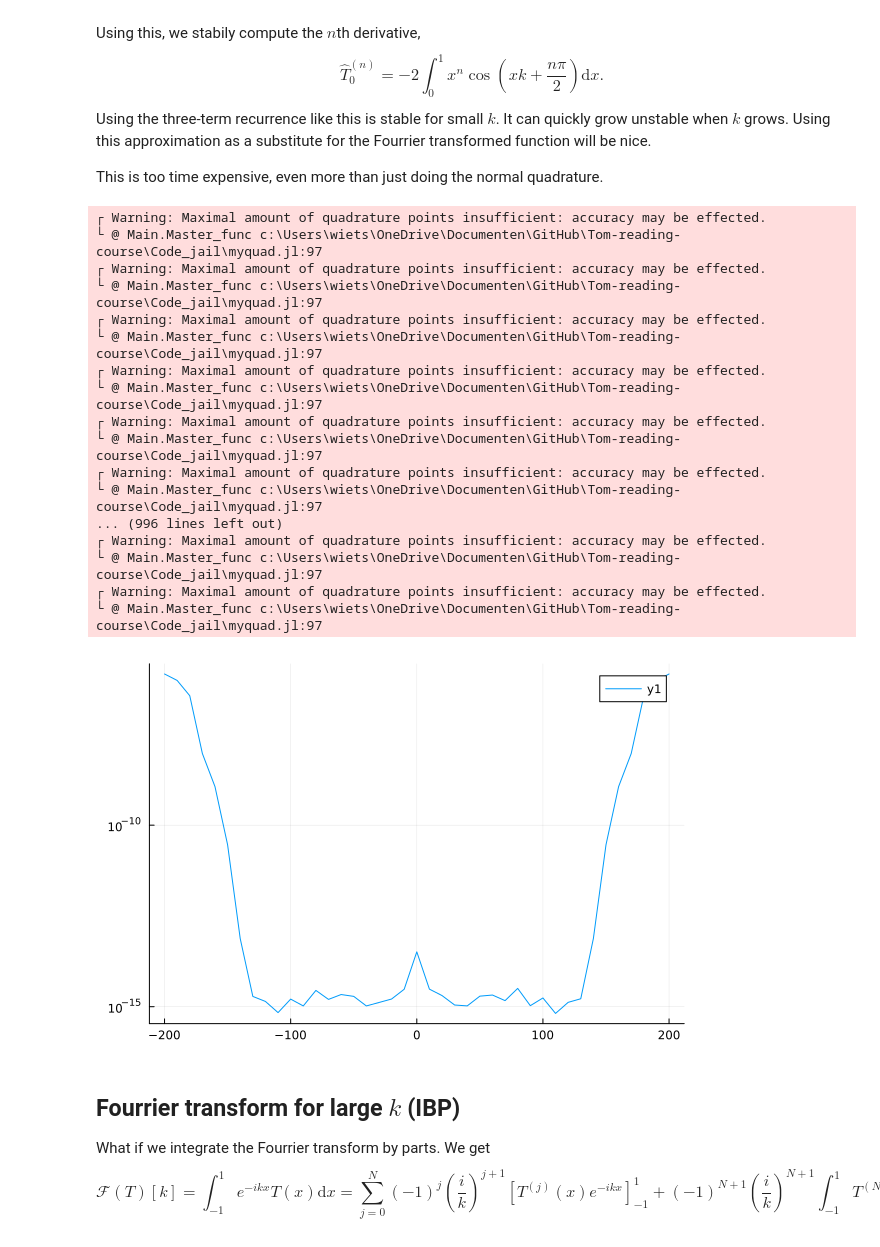
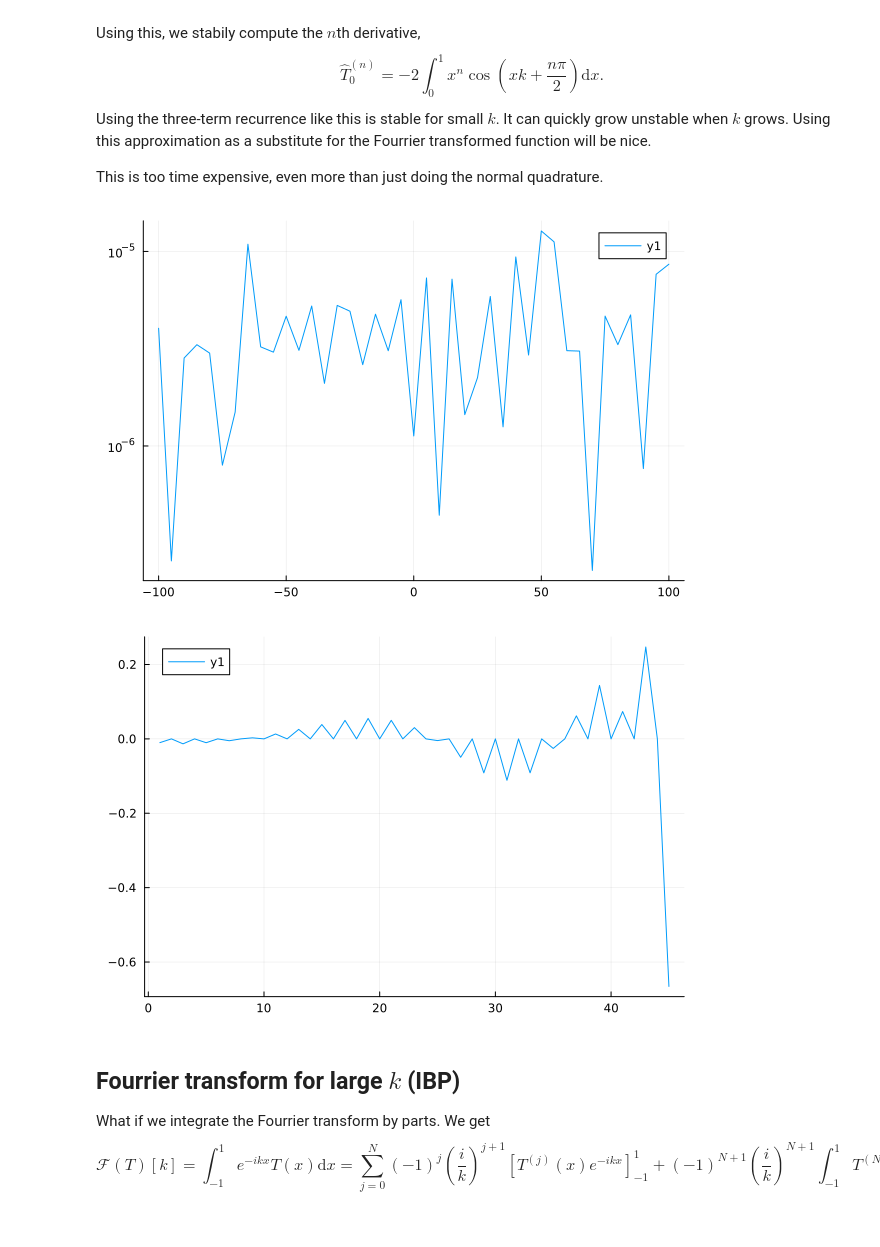
Before and after one commit to WietseVaes/NUTM-timestep, a Jupyter notebook: Memos/Fourrier_Transform.ipynb, the cells around one changed output. Cells and saved outputs as stored; diff of their text form; code cells hidden in the pictures.

```diff
--- a/Memos/Fourrier_Transform.ipynb
+++ b/Memos/Fourrier_Transform.ipynb
@@ -3,8 +3,10 @@ include("../Code_jail/Master_func.jl")
 using .Master_func
 using JLD, Plots
 # %%
-s = curv(x->x, -20, 20, x->1,10)
-f = x -> sin.(a*φ.(x));
-ff_ft = k -> Levin_ft(f,k,s)
+s = curv(x->x, -20, 20, x->1,200)
+a = 1
+f = x -> sin.(a*x);
+ff_ft = k -> naive_ft(f,k,s)
 kk = -20:0.1:20
 res_ff_ft = ff_ft.(kk) ;
+plot(kk,real.(res_ff_ft))
@@ -31,35 +35,22 @@ Using the three-term recurrence like this is stable for small $k$. It can quickl
 This is too time expensive, even more than just doing the normal quadrature.
 # %%
 a = 1; f_ft = x -> (1im*((x-a)*sin(x+a)+(-x-a)*sin(x-a)))/(x^2-a^2)
-λ = 0; N = 40;
+λ = 0; N = 75;
 f = UltraFun(λ,x -> sin.(a*x),N-1);
-dk = 10;
-kk = -200:dk:200;
-ff_ft = k -> (Cheb_ft(N,k,λ)[:,1,:]) * f.c ;
+dk = 5;
+kk = -100:dk:100;
+ff_ft = k -> (Cheb_ft(N,k,λ)) * f.c ;
 res_ff_ft = zeros(size(kk)) .* 1im;
 for i1 = 1:length(kk)
     res_ff_ft[i1] = ff_ft(kk[i1])[1]
 end
 plot(kk,abs.(res_ff_ft-f_ft.(kk)), yaxis=:log)
 # %% [output]
-┌ Warning: Maximal amount of quadrature points insufficient: accuracy may be effected.
-└ @ Main.Master_func c:\Users\wiets\OneDrive\Documenten\GitHub\Tom-reading-course\Code_jail\myquad.jl:97
-┌ Warning: Maximal amount of quadrature points insufficient: accuracy may be effected.
-└ @ Main.Master_func c:\Users\wiets\OneDrive\Documenten\GitHub\Tom-reading-course\Code_jail\myquad.jl:97
-┌ Warning: Maximal amount of quadrature points insufficient: accuracy may be effected.
-└ @ Main.Master_func c:\Users\wiets\OneDrive\Documenten\GitHub\Tom-reading-course\Code_jail\myquad.jl:97
-┌ Warning: Maximal amount of quadrature points insufficient: accuracy may be effected.
-└ @ Main.Master_func c:\Users\wiets\OneDrive\Documenten\GitHub\Tom-reading-course\Code_jail\myquad.jl:97
-┌ Warning: Maximal amount of quadrature points insufficient: accuracy may be effected.
-└ @ Main.Master_func c:\Users\wiets\OneDrive\Documenten\GitHub\Tom-reading-course\Code_jail\myquad.jl:97
-┌ Warning: Maximal amount of quadrature points insufficient: accuracy may be effected.
-└ @ Main.Master_func c:\Users\wiets\OneDrive\Documenten\GitHub\Tom-reading-course\Code_jail\myquad.jl:97
-... (996 lines left out)
-┌ Warning: Maximal amount of quadrature points insufficient: accuracy may be effected.
-└ @ Main.Master_func c:\Users\wiets\OneDrive\Documenten\GitHub\Tom-reading-course\Code_jail\myquad.jl:97
-┌ Warning: Maximal amount of quadrature points insufficient: accuracy may be effected.
-└ @ Main.Master_func c:\Users\wiets\OneDrive\Documenten\GitHub\Tom-reading-course\Code_jail\myquad.jl:97
-[figure, old version]
+[figure, new version]
+# %%
+plot(real.(transpose(Cheb_ft(45,100,0))))
+# %% [output]
+[figure, added]
 # %% [markdown]
 ## Fourrier transform for large $k$ (IBP)
 What if we integrate the Fourrier transform by parts. We get
```
Also changed, not shown: parts of 1 cell of this notebook, 18 other files.
